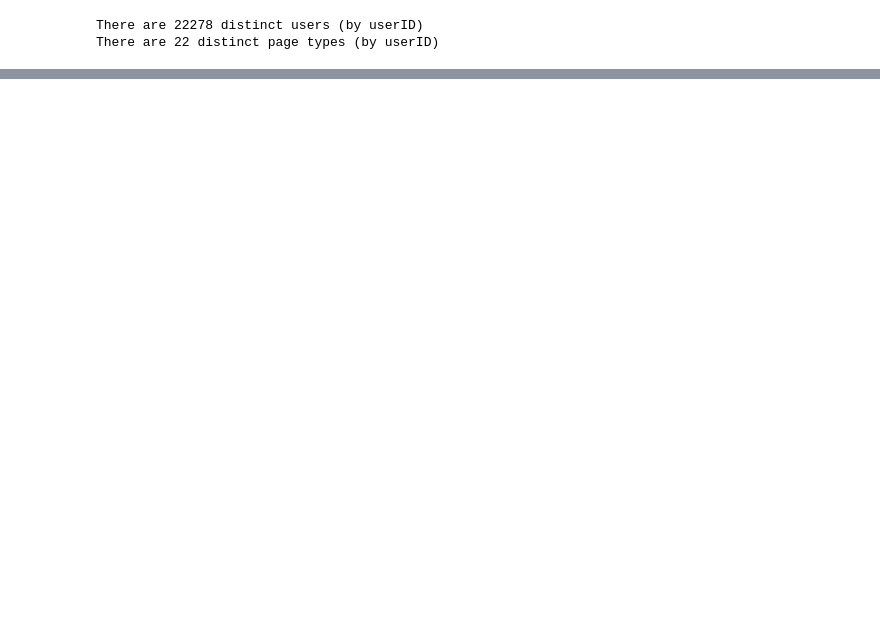
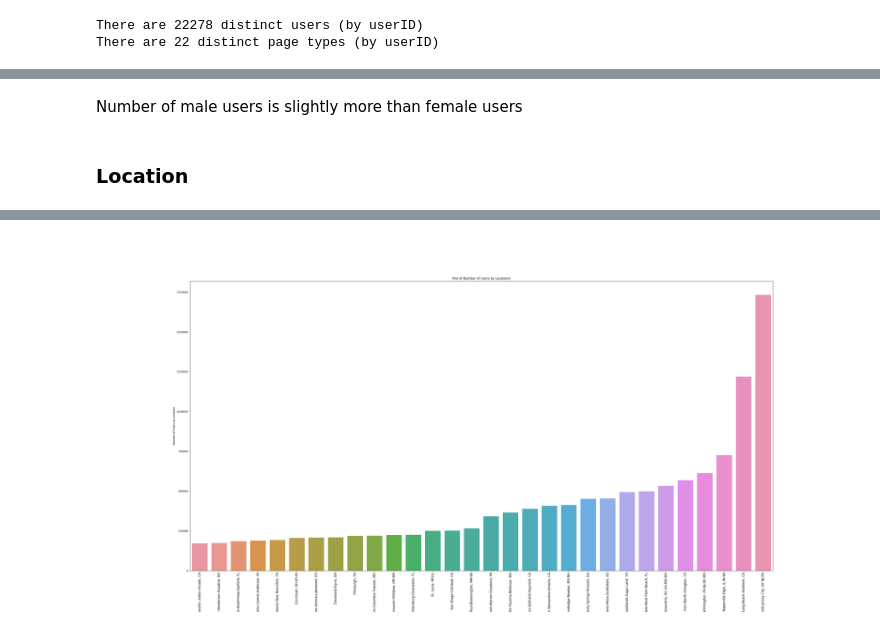
Before and after one commit to BurgerWu/Sparkify_Churn_Project_with_AWS_EMR, a Jupyter notebook: Sparkify_Pyspark.ipynb, the cells around one changed output, grey strips where cells are left out. Drawn from its saved outputs; the diff is of its cells as text; code cells hidden in the pictures; blank space fills up the shorter version.

```diff
--- a/Sparkify_Pyspark.ipynb
+++ b/Sparkify_Pyspark.ipynb
@@ -190,0 +269,18 @@ Name: count, Length: 22278, dtype: int64
+# %% [markdown]
+Number of male users is slightly more than female users
+# %% [markdown]
+### Location
+# %%
+#Plot number of users by location
+location_count = df.groupBy('location').count().orderBy("count").toPandas()
+location_count = location_count.dropna()
+location_count = location_count.iloc[-30:, :]
+
+plt.figure(figsize = [40,20])
+sb.barplot(x = 'location', y = 'count', data = location_count)
+plt.xticks(rotation = 90, fontsize = 12)
+plt.xlabel("Location")
+plt.ylabel("Number of Users by Location")
+plt.title("Plot of Number of Users by Locationn")
+%matplot plt
+# %% [output]
@@ -190,0 +288 @@ Name: count, Length: 22278, dtype: int64
+[figure, added]
```
Also changed, not shown: parts of 115 cells of this notebook.
